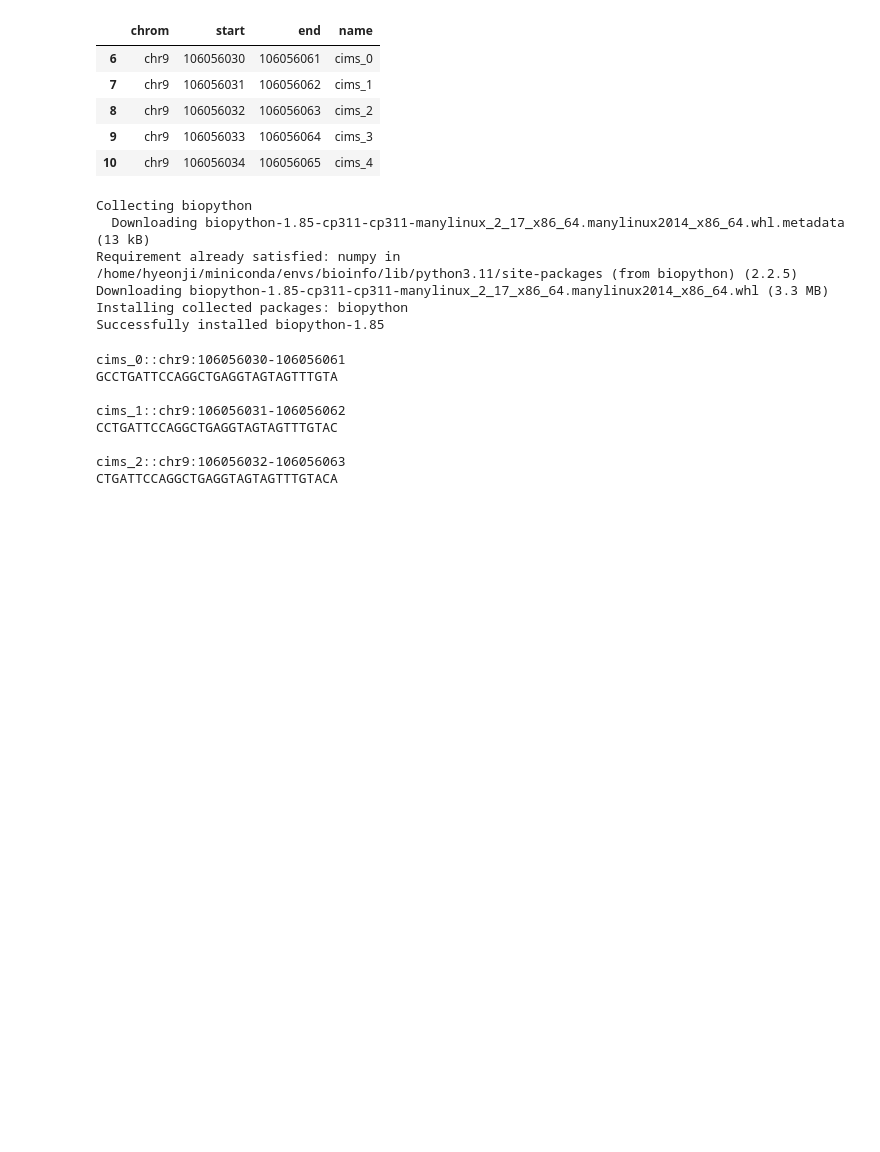
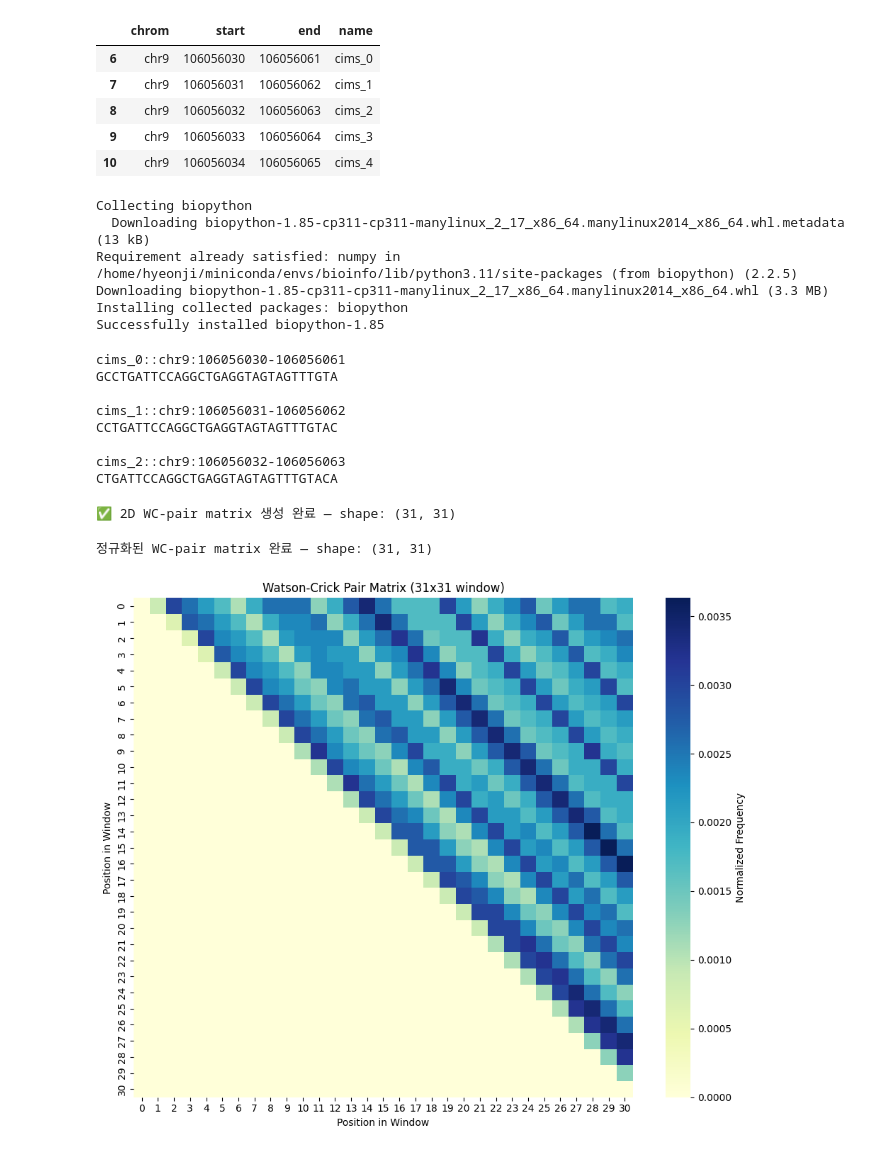
Before and after one commit to Hyeonnji/hyeonji-practice2, a Jupyter notebook: CoLab_TermProj_2025_3.ipynb, the cells around one changed output. Cells and saved outputs as stored; diff of their text form; code cells hidden in the pictures; blank space fills up the shorter version.

```diff
--- a/CoLab_TermProj_2025_3.ipynb
+++ b/CoLab_TermProj_2025_3.ipynb
@@ -582,3 +582,55 @@ CCTGATTCCAGGCTGAGGTAGTAGTTTGTAC
 
 cims_2::chr9:106056032-106056063
 CTGATTCCAGGCTGAGGTAGTAGTTTGTACA
+# %%
+import numpy as np
+from Bio import SeqIO
+
+# 윈도우 서열 로딩
+records = list(SeqIO.parse("let7g_mismatch_windows.fa", "fasta"))
+window_len = len(records[0].seq)
+
+# 2D matrix 초기화
+wc_matrix = np.zeros((window_len, window_len), dtype=int)
+
+# WC-pair 조건 함수
+def is_wc_pair(a, b):
+    pair = {('A', 'U'), ('U', 'A'), ('G', 'C'), ('C', 'G')}
+    return (a, b) in pair
+
+# 윈도우 반복
+for rec in records:
+    seq = str(rec.seq).upper()
+    for i in range(window_len):
+        for j in range(i+1, window_len):
+            if is_wc_pair(seq[i], seq[j]):
+                wc_matrix[i, j] += 1
+
+print("✅ 2D WC-pair matrix 생성 완료 — shape:", wc_matrix.shape)
+# %% [output]
+✅ 2D WC-pair matrix 생성 완료 — shape: (31, 31)
+# %%
+import numpy as np
+
+# 1. 전체 매트릭스 합
+total_pairs = wc_matrix.sum()
+
+# 2. 매트릭스를 상대적 빈도로 정규화 (0~1 사이)
+wc_matrix_norm = wc_matrix / total_pairs
+
+print("정규화된 WC-pair matrix 완료 — shape:", wc_matrix_norm.shape)
+# %% [output]
+정규화된 WC-pair matrix 완료 — shape: (31, 31)
+# %%
+import matplotlib.pyplot as plt
+import seaborn as sns
+
+plt.figure(figsize=(10, 8))
+sns.heatmap(wc_matrix_norm, cmap="YlGnBu", square=True, cbar_kws={"label": "Normalized Frequency"})
+plt.title("Watson-Crick Pair Matrix (31x31 window)")
+plt.xlabel("Position in Window")
+plt.ylabel("Position in Window")
+plt.tight_layout()
+plt.show()
+# %% [output]
+[figure, added]
```
Also changed, not shown: parts of 2 cells of this notebook.
